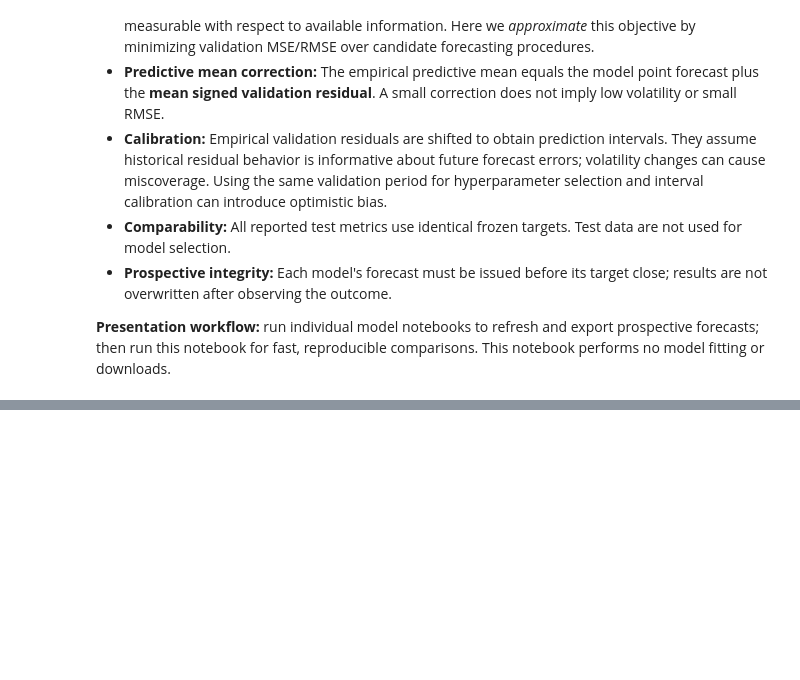
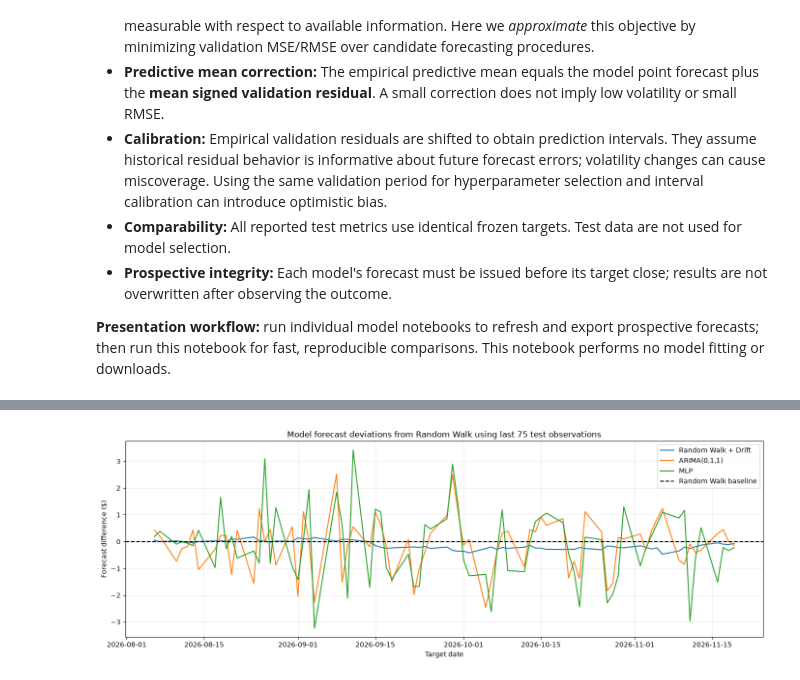
Before and after one commit to jssuedjr/time-series-forecasting, a Jupyter notebook: stock_pred/notebooks/main.ipynb, the cells around one changed output, grey strips where cells are left out. Saved outputs shown, nothing was run; the diff lists cells and outputs as text; code cells hidden in the pictures; blank space fills up the shorter version.

```diff
--- a/stock_pred/notebooks/main.ipynb
+++ b/stock_pred/notebooks/main.ipynb
@@ -260,0 +293,13 @@ if not live_dashboard.empty:
+# %%
+for name in predictions.columns:
+    difference = deviations[name]
+
+    print(
+        f"{name}: "
+        f"Identical to RW = "
+        f"{np.allclose(difference, 0)}, "
+        f"Mean absolute difference = "
+        f"{difference.abs().mean():.4f}, "
+        f"Max absolute difference = "
+        f"{difference.abs().max():.4f}"
+    )
@@ -260,0 +311,26 @@ if not live_dashboard.empty:
+# %%
+last_n = 75
+
+fig, ax = plt.subplots(figsize=(14, 5))
+
+for name in deviations.columns:
+    if name != "Random Walk":
+        view = deviations[name].tail(last_n)
+        ax.plot(view.index, view, label=name)
+
+ax.axhline(
+    0,
+    color="black",
+    linestyle="--",
+    label="Random Walk baseline"
+)
+
+ax.set_title("Model forecast deviations from Random Walk using last 75 test observations")
+ax.set_ylabel("Forecast difference ($)")
+ax.set_xlabel("Target date")
+ax.legend()
+
+plt.tight_layout()
+plt.show()
+# %% [output]
+[figure, added]
```
Also changed, not shown: parts of 11 cells of this notebook, 28 other files.
